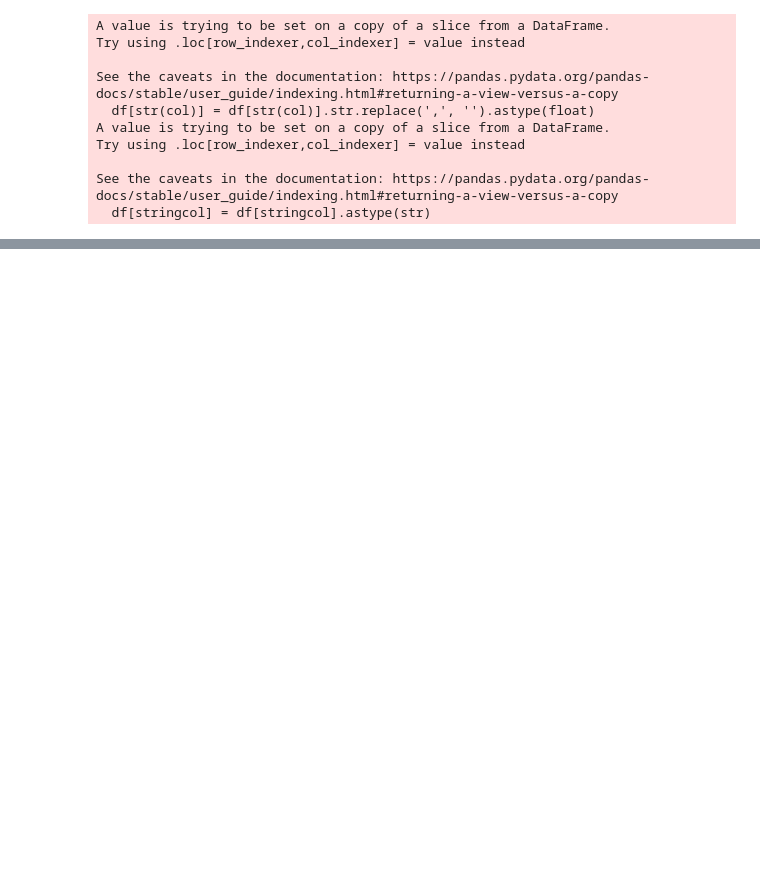
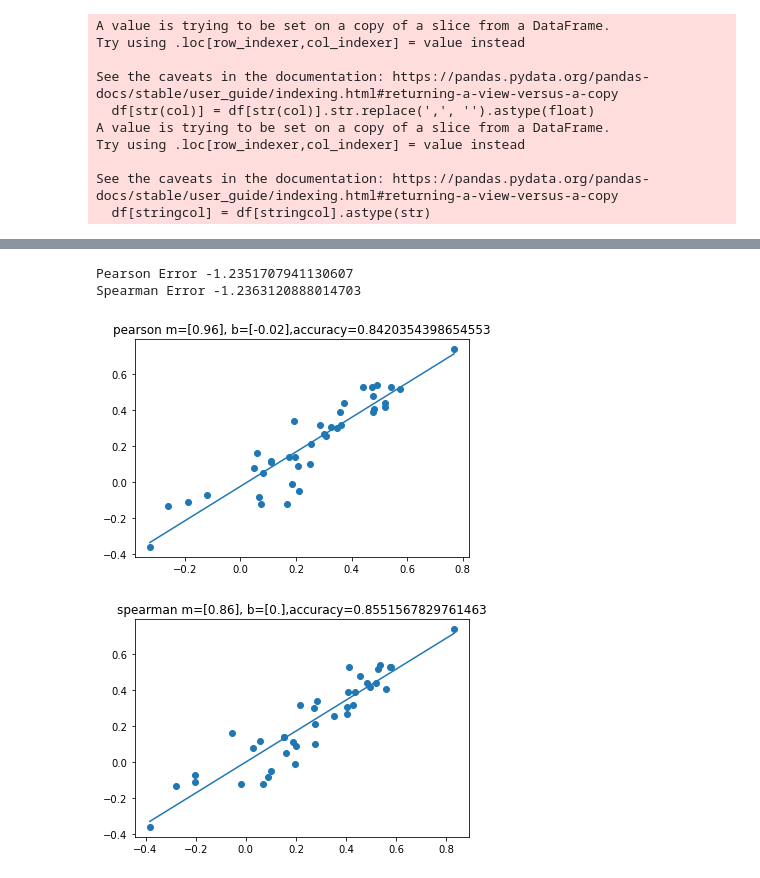
Before and after one commit to GGSimmons1992/datingSelectionClassifier, a Jupyter notebook: notebooks/eda.ipynb, the cells around one changed output, grey strips where cells are left out. Saved outputs shown, nothing was run; the diff lists cells and outputs as text; code cells hidden in the pictures; blank space fills up the shorter version.

```diff
--- a/notebooks/eda.ipynb
+++ b/notebooks/eda.ipynb
@@ -41,12 +41,14 @@ columnList = ["iid","gender","round","order","pid","match","samerace","age","fie
               "exercise","dining","museums","art","hiking","gaming","clubbing","reading","tv","theater","movies","concerts","music","shopping","yoga",
               "exphappy","expnum","attr1_1","sinc1_1","intel1_1","fun1_1","shar1_1","attr4_1","sinc4_1","intel4_1","fun4_1","shar4_1",
               "attr2_1","sinc2_1","intel2_1","fun2_1","shar2_1","attr3_1","sinc3_1","intel3_1","fun3_1","attr5_1","sinc5_1","intel5_1",
-              "fun5_1","match_es","attr1_s","sinc1_s","intel1_s","fun1_s","shar1_s","attr3_s","sinc3_s","intel3_s","fun3_s","lats","lons","dec"]
+              "fun5_1","match_es","attr1_s","sinc1_s","intel1_s","fun1_s","shar1_s","attr3_s","sinc3_s","intel3_s","fun3_s","lats","lons"]
 nonBinaryCategoricalList = ["field_cd","undergra","race","zipcode","goal","date","go_out","career_c","zipcode_o"]
 stringToFloatList = ["tuition","mn_sat","income"]
 identityList = ["iid","pid"]
-partnerList = [col for col in columnList if ((col not in identityList) and (col != "match") and (col != "samerace"))]
+sharedList = ["match","samerace","partnerDistance","int_corr"]
+partnerList = [col for col in columnList if ((col not in identityList) and (col != "match"))]
 pointDistributionList = ["pf_o","1_1","4_1","2_1","1_s"]
+interestColumns = ["sports","tvsports","exercise","dining","museums","art","hiking","gaming","clubbing","reading","tv","theater","movies","concerts","music","shopping","yoga"]
 # %%
 columnDataDictionary = {"columnList": columnList,
                         "nonBinaryCategoricalList": nonBinaryCategoricalList,
@@ -213,10 +217,16 @@ pearsonError = np.mean((np.array(pearsonCorr) - np.array(recordedCorr))/np.array
 spearmanError = np.mean((np.array(spearmanCorr) - np.array(recordedCorr))/np.array(recordedCorr))
 print(f'Pearson Error {pearsonError}')
 print(f'Spearman Error {spearmanError}')
+# %% [output]
+Pearson Error -1.2351707941130607
+Spearman Error -1.2363120888014703
 # %%
 recordedArray = np.array(recordedCorr).reshape(-1,1)
 pearsonArray = np.array(pearsonCorr).reshape(-1,1)
 spearmanArray = np.array(spearmanCorr).reshape(-1,1)
 
-util.plotCorrelation(recordedArray,pearsonArray,'pearson')
-util.plotCorrelation(recordedArray,spearmanArray,'spearman')
+util.plotCorrelation(pearsonArray,recordedArray,'pearson')
+util.plotCorrelation(spearmanArray,recordedArray,'spearman')
+# %% [output]
+[figure, added]
+[figure, added]
```
Also changed, not shown: parts of 5 cells of this notebook, 6 other files.
